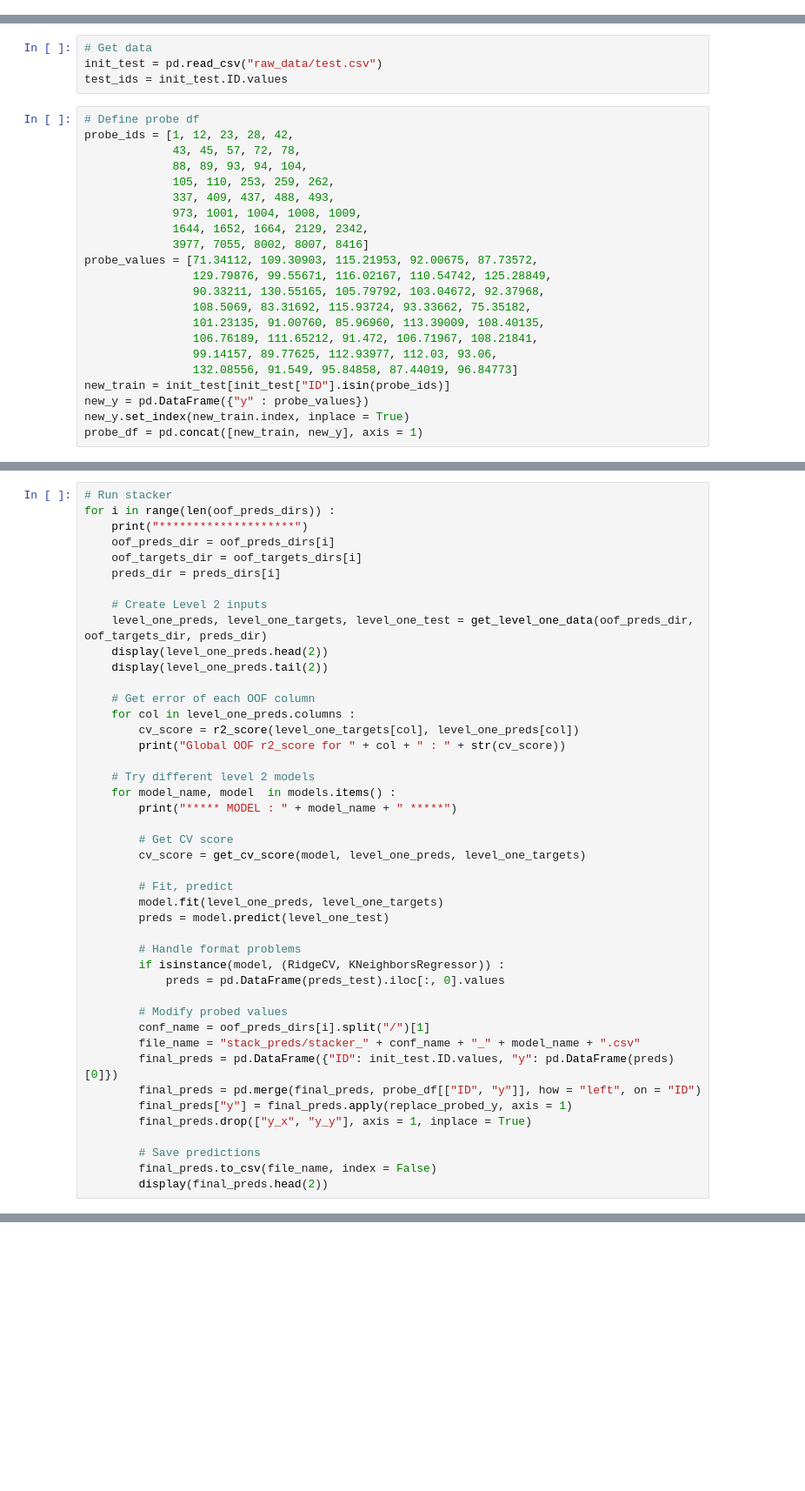
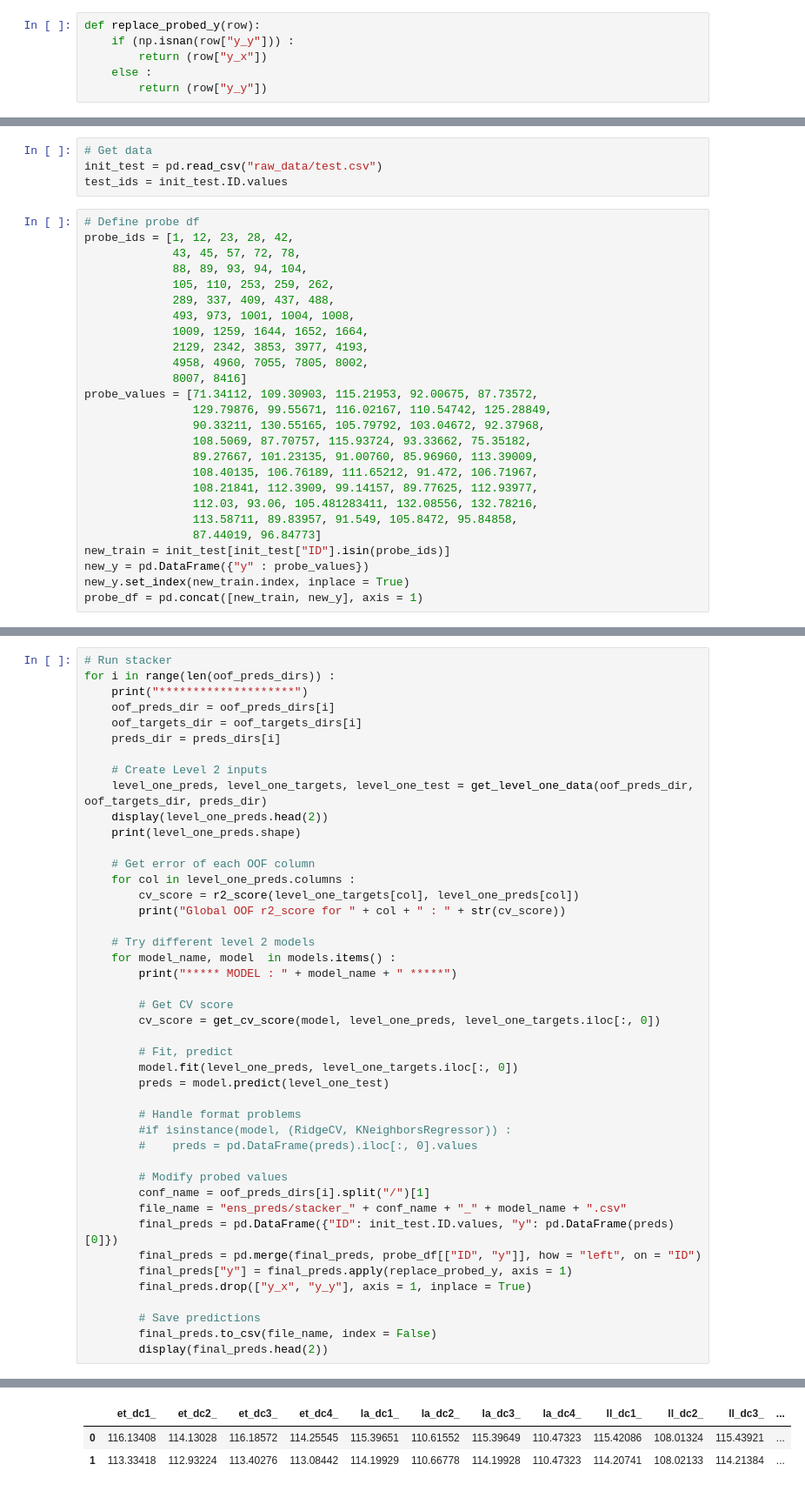
Before and after one commit to juliencohensolal/Merco, a Jupyter notebook: M_Stacker.ipynb, the cells around one changed output, grey strips where cells are left out. Shown at 87% size. Cells and saved outputs as stored; diff of their text form; blank space fills up the shorter version.

```diff
--- a/M_Stacker.ipynb
+++ b/M_Stacker.ipynb
@@ -83,6 +78,12 @@ def get_cv_score(X_train, X_train_y, model, model_name, conf, conf_name) :
     print("Global OOF r2_score : " + str(cv_score))
 
     return(cv_score)
+# %%
+def replace_probed_y(row):
+    if (np.isnan(row["y_y"])) :
+        return (row["y_x"])
+    else :
+        return (row["y_y"])
 # %% [markdown]
 <b>Models</b>
 # %%
@@ -157,18 +158,22 @@ probe_ids = [1, 12, 23, 28, 42,
              43, 45, 57, 72, 78,
              88, 89, 93, 94, 104,
              105, 110, 253, 259, 262,
-             337, 409, 437, 488, 493,
-             973, 1001, 1004, 1008, 1009,
-             1644, 1652, 1664, 2129, 2342,
-             3977, 7055, 8002, 8007, 8416]
+             289, 337, 409, 437, 488,
+             493, 973, 1001, 1004, 1008,
+             1009, 1259, 1644, 1652, 1664,
+             2129, 2342, 3853, 3977, 4193,
+             4958, 4960, 7055, 7805, 8002,
+             8007, 8416]
 probe_values = [71.34112, 109.30903, 115.21953, 92.00675, 87.73572,
                 129.79876, 99.55671, 116.02167, 110.54742, 125.28849,
                 90.33211, 130.55165, 105.79792, 103.04672, 92.37968,
-                108.5069, 83.31692, 115.93724, 93.33662, 75.35182,
-                101.23135, 91.00760, 85.96960, 113.39009, 108.40135,
-                106.76189, 111.65212, 91.472, 106.71967, 108.21841,
-                99.14157, 89.77625, 112.93977, 112.03, 93.06,
-                132.08556, 91.549, 95.84858, 87.44019, 96.84773]
+                108.5069, 87.70757, 115.93724, 93.33662, 75.35182,
+                89.27667, 101.23135, 91.00760, 85.96960, 113.39009,
+                108.40135, 106.76189, 111.65212, 91.472, 106.71967,
+                108.21841, 112.3909, 99.14157, 89.77625, 112.93977,
+                112.03, 93.06, 105.481283411, 132.08556, 132.78216,
+                113.58711, 89.83957, 91.549, 105.8472, 95.84858,
+                87.44019, 96.84773]
 new_train = init_test[init_test["ID"].isin(probe_ids)]
 new_y = pd.DataFrame({"y" : probe_values})
 new_y.set_index(new_train.index, inplace = True)
@@ -204,7 +209,7 @@ for i in range(len(oof_preds_dirs)) :
     # Create Level 2 inputs
     level_one_preds, level_one_targets, level_one_test = get_level_one_data(oof_preds_dir, oof_targets_dir, preds_dir)
     display(level_one_preds.head(2))
-    display(level_one_preds.tail(2))
+    print(level_one_preds.shape)
 
     # Get error of each OOF column
     for col in level_one_preds.columns :
@@ -216,19 +221,19 @@ for i in range(len(oof_preds_dirs)) :
         print("***** MODEL : " + model_name + " *****")
 
         # Get CV score
-        cv_score = get_cv_score(model, level_one_preds, level_one_targets)
+        cv_score = get_cv_score(model, level_one_preds, level_one_targets.iloc[:, 0])
 
         # Fit, predict
-        model.fit(level_one_preds, level_one_targets)
+        model.fit(level_one_preds, level_one_targets.iloc[:, 0])
         preds = model.predict(level_one_test)
 
         # Handle format problems
-        if isinstance(model, (RidgeCV, KNeighborsRegressor)) :
-            preds = pd.DataFrame(preds_test).iloc[:, 0].values
+        #if isinstance(model, (RidgeCV, KNeighborsRegressor)) :
+        #    preds = pd.DataFrame(preds).iloc[:, 0].values
 
         # Modify probed values
         conf_name = oof_preds_dirs[i].split("/")[1]
-        file_name = "stack_preds/stacker_" + conf_name + "_" + model_name + ".csv"
+        file_name = "ens_preds/stacker_" + conf_name + "_" + model_name + ".csv"
         final_preds = pd.DataFrame({"ID": init_test.ID.values, "y": pd.DataFrame(preds)[0]})
         final_preds = pd.merge(final_preds, probe_df[["ID", "y"]], how = "left", on = "ID")
         final_preds["y"] = final_preds.apply(replace_probed_y, axis = 1)
@@ -237,3 +242,4 @@ for i in range(len(oof_preds_dirs)) :
         # Save predictions
         final_preds.to_csv(file_name, index = False)
         display(final_preds.head(2))
+# %% [output]
@@ -239,0 +247,3 @@ for i in range(len(oof_preds_dirs)) :
+|  | et_dc1_ | et_dc2_ | et_dc3_ | et_dc4_ | la_dc1_ | la_dc2_ | la_dc3_ | la_dc4_ | ll_dc1_ | ll_dc2_ | ll_dc3_ | ... |
+| 0 | 116.13408 | 114.13028 | 116.18572 | 114.25545 | 115.39651 | 110.61552 | 115.39649 | 110.47323 | 115.42086 | 108.01324 | 115.43921 | ... |
+| 1 | 113.33418 | 112.93224 | 113.40276 | 113.08442 | 114.19929 | 110.66778 | 114.19928 | 110.47323 | 114.20741 | 108.02133 | 114.21384 | ... |
```
Also changed, not shown: parts of 3 cells of this notebook, 2 other files.
